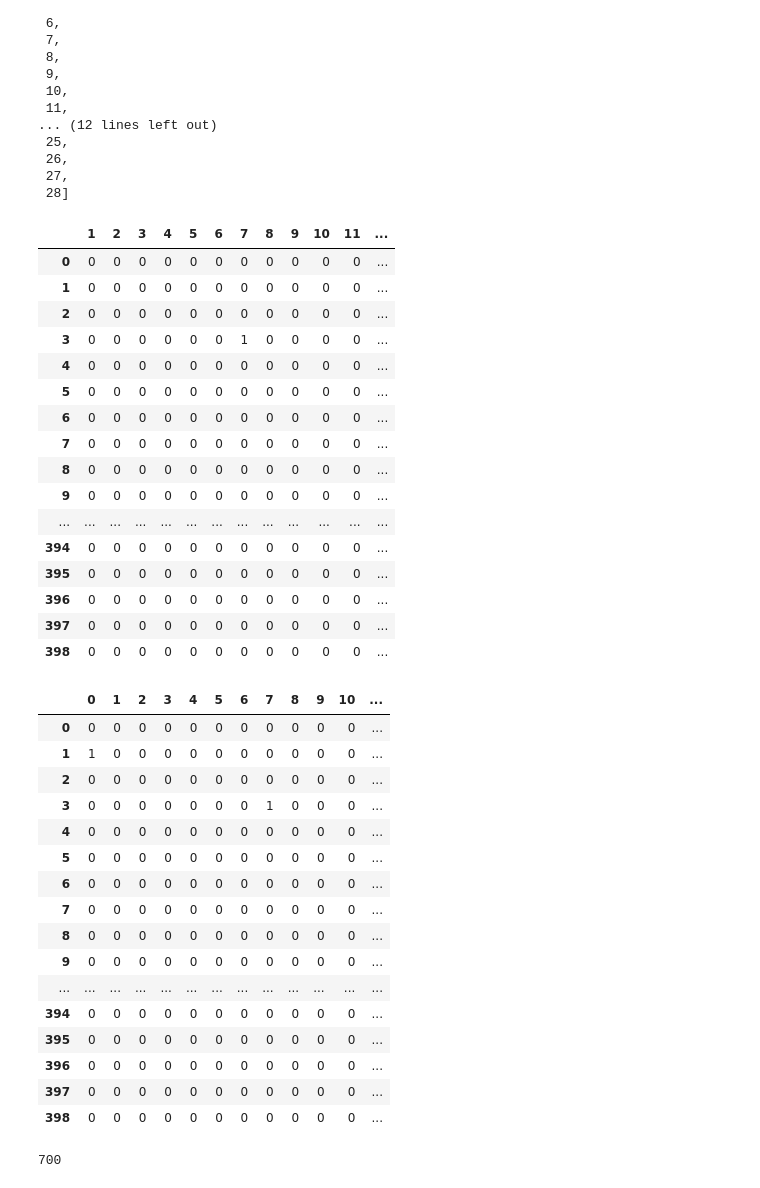
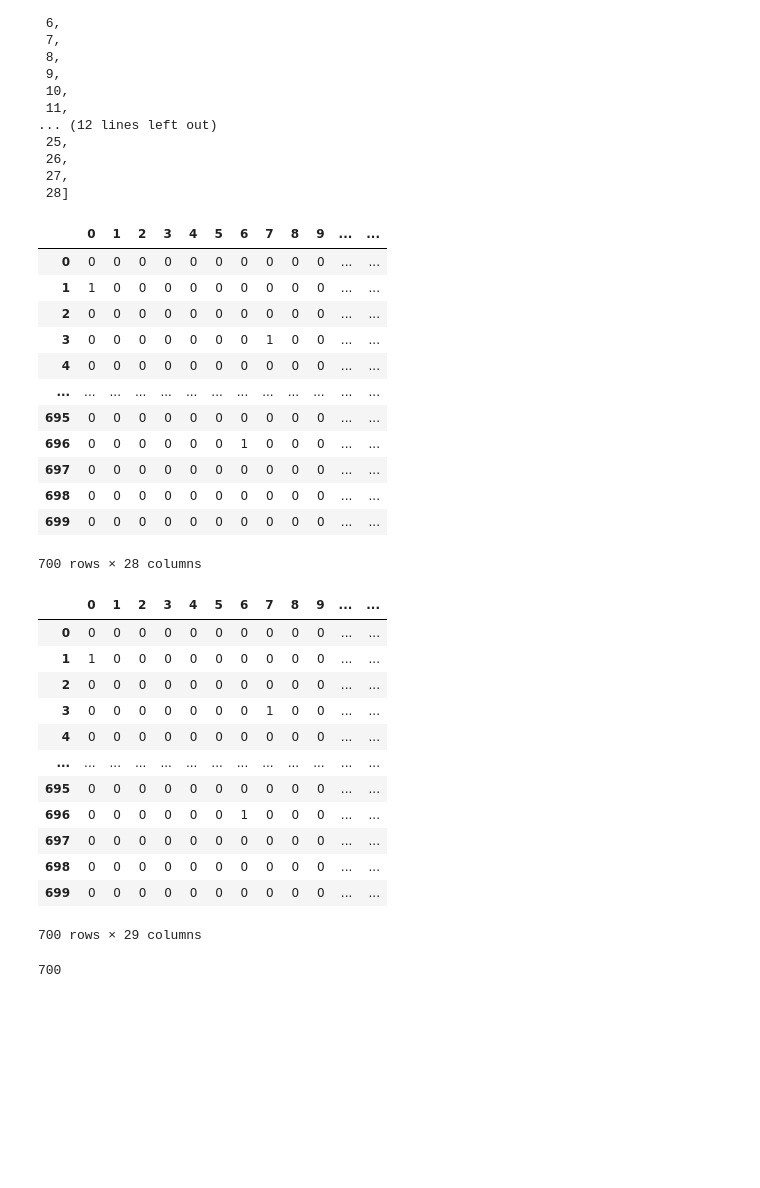
Before and after one commit to mjoshua97241/Data-Science-Training, a Jupyter notebook: Case Study/Absenteeism_Data.ipynb, the cells around one changed output. Cells and saved outputs as stored; diff of their text form; code cells hidden in the pictures; blank space fills up the shorter version.

```diff
--- a/Case Study/Absenteeism_Data.ipynb
+++ b/Case Study/Absenteeism_Data.ipynb
@@ -41,8 +41,8 @@ df
 | 699 | 15 | 28 | 31/05/2018 | 291 | 31 | 40 | ... |
 700 rows × 12 columns
 # %%
-pd.options.display.max_columns = None
-pd.options.display.max_rows = None
+#pd.options.display.max_columns = None
+#pd.options.display.max_rows = None
 # %%
 display(df)
 # %% [output]
@@ -151,47 +143,39 @@ sorted(df['Reason for Absence'].unique())
  28]
 # %%
 df['Reason for Absence'] = df['Reason for Absence'].astype('category')
-reason_columns = pd.get_dummies(df['Reason for Absence'], dtype=int, drop_first=True)
+reason_columns = pd.get_dummies(df['Reason for Absence'], dtype=int)
 reason_columns
 # %% [output]
-|  | 1 | 2 | 3 | 4 | 5 | 6 | 7 | 8 | 9 | 10 | 11 | ... |
-| 0 | 0 | 0 | 0 | 0 | 0 | 0 | 0 | 0 | 0 | 0 | 0 | ... |
-| 1 | 0 | 0 | 0 | 0 | 0 | 0 | 0 | 0 | 0 | 0 | 0 | ... |
-| 2 | 0 | 0 | 0 | 0 | 0 | 0 | 0 | 0 | 0 | 0 | 0 | ... |
-| 3 | 0 | 0 | 0 | 0 | 0 | 0 | 1 | 0 | 0 | 0 | 0 | ... |
-| 4 | 0 | 0 | 0 | 0 | 0 | 0 | 0 | 0 | 0 | 0 | 0 | ... |
-| 5 | 0 | 0 | 0 | 0 | 0 | 0 | 0 | 0 | 0 | 0 | 0 | ... |
-| 6 | 0 | 0 | 0 | 0 | 0 | 0 | 0 | 0 | 0 | 0 | 0 | ... |
-| 7 | 0 | 0 | 0 | 0 | 0 | 0 | 0 | 0 | 0 | 0 | 0 | ... |
-| 8 | 0 | 0 | 0 | 0 | 0 | 0 | 0 | 0 | 0 | 0 | 0 | ... |
-| 9 | 0 | 0 | 0 | 0 | 0 | 0 | 0 | 0 | 0 | 0 | 0 | ... |
+|  | 0 | 1 | 2 | 3 | 4 | 5 | 6 | 7 | 8 | 9 | ... | ... |
+| 0 | 0 | 0 | 0 | 0 | 0 | 0 | 0 | 0 | 0 | 0 | ... | ... |
+| 1 | 1 | 0 | 0 | 0 | 0 | 0 | 0 | 0 | 0 | 0 | ... | ... |
+| 2 | 0 | 0 | 0 | 0 | 0 | 0 | 0 | 0 | 0 | 0 | ... | ... |
+| 3 | 0 | 0 | 0 | 0 | 0 | 0 | 0 | 1 | 0 | 0 | ... | ... |
+| 4 | 0 | 0 | 0 | 0 | 0 | 0 | 0 | 0 | 0 | 0 | ... | ... |
 | ... | ... | ... | ... | ... | ... | ... | ... | ... | ... | ... | ... | ... |
-| 394 | 0 | 0 | 0 | 0 | 0 | 0 | 0 | 0 | 0 | 0 | 0 | ... |
-| 395 | 0 | 0 | 0 | 0 | 0 | 0 | 0 | 0 | 0 | 0 | 0 | ... |
-| 396 | 0 | 0 | 0 | 0 | 0 | 0 | 0 | 0 | 0 | 0 | 0 | ... |
-| 397 | 0 | 0 | 0 | 0 | 0 | 0 | 0 | 0 | 0 | 0 | 0 | ... |
-| 398 | 0 | 0 | 0 | 0 | 0 | 0 | 0 | 0 | 0 | 0 | 0 | ... |
+| 695 | 0 | 0 | 0 | 0 | 0 | 0 | 0 | 0 | 0 | 0 | ... | ... |
+| 696 | 0 | 0 | 0 | 0 | 0 | 0 | 1 | 0 | 0 | 0 | ... | ... |
+| 697 | 0 | 0 | 0 | 0 | 0 | 0 | 0 | 0 | 0 | 0 | ... | ... |
+| 698 | 0 | 0 | 0 | 0 | 0 | 0 | 0 | 0 | 0 | 0 | ... | ... |
+| 699 | 0 | 0 | 0 | 0 | 0 | 0 | 0 | 0 | 0 | 0 | ... | ... |
+700 rows × 28 columns
 # %%
 reason_columns['check'] = reason_columns.sum(axis = 1)
 reason_columns
 # %% [output]
-|  | 0 | 1 | 2 | 3 | 4 | 5 | 6 | 7 | 8 | 9 | 10 | ... |
-| 0 | 0 | 0 | 0 | 0 | 0 | 0 | 0 | 0 | 0 | 0 | 0 | ... |
-| 1 | 1 | 0 | 0 | 0 | 0 | 0 | 0 | 0 | 0 | 0 | 0 | ... |
-| 2 | 0 | 0 | 0 | 0 | 0 | 0 | 0 | 0 | 0 | 0 | 0 | ... |
-| 3 | 0 | 0 | 0 | 0 | 0 | 0 | 0 | 1 | 0 | 0 | 0 | ... |
-| 4 | 0 | 0 | 0 | 0 | 0 | 0 | 0 | 0 | 0 | 0 | 0 | ... |
-| 5 | 0 | 0 | 0 | 0 | 0 | 0 | 0 | 0 | 0 | 0 | 0 | ... |
-| 6 | 0 | 0 | 0 | 0 | 0 | 0 | 0 | 0 | 0 | 0 | 0 | ... |
-| 7 | 0 | 0 | 0 | 0 | 0 | 0 | 0 | 0 | 0 | 0 | 0 | ... |
-| 8 | 0 | 0 | 0 | 0 | 0 | 0 | 0 | 0 | 0 | 0 | 0 | ... |
-| 9 | 0 | 0 | 0 | 0 | 0 | 0 | 0 | 0 | 0 | 0 | 0 | ... |
+|  | 0 | 1 | 2 | 3 | 4 | 5 | 6 | 7 | 8 | 9 | ... | ... |
+| 0 | 0 | 0 | 0 | 0 | 0 | 0 | 0 | 0 | 0 | 0 | ... | ... |
+| 1 | 1 | 0 | 0 | 0 | 0 | 0 | 0 | 0 | 0 | 0 | ... | ... |
+| 2 | 0 | 0 | 0 | 0 | 0 | 0 | 0 | 0 | 0 | 0 | ... | ... |
+| 3 | 0 | 0 | 0 | 0 | 0 | 0 | 0 | 1 | 0 | 0 | ... | ... |
+| 4 | 0 | 0 | 0 | 0 | 0 | 0 | 0 | 0 | 0 | 0 | ... | ... |
 | ... | ... | ... | ... | ... | ... | ... | ... | ... | ... | ... | ... | ... |
-| 394 | 0 | 0 | 0 | 0 | 0 | 0 | 0 | 0 | 0 | 0 | 0 | ... |
-| 395 | 0 | 0 | 0 | 0 | 0 | 0 | 0 | 0 | 0 | 0 | 0 | ... |
-| 396 | 0 | 0 | 0 | 0 | 0 | 0 | 0 | 0 | 0 | 0 | 0 | ... |
-| 397 | 0 | 0 | 0 | 0 | 0 | 0 | 0 | 0 | 0 | 0 | 0 | ... |
-| 398 | 0 | 0 | 0 | 0 | 0 | 0 | 0 | 0 | 0 | 0 | 0 | ... |
+| 695 | 0 | 0 | 0 | 0 | 0 | 0 | 0 | 0 | 0 | 0 | ... | ... |
+| 696 | 0 | 0 | 0 | 0 | 0 | 0 | 1 | 0 | 0 | 0 | ... | ... |
+| 697 | 0 | 0 | 0 | 0 | 0 | 0 | 0 | 0 | 0 | 0 | ... | ... |
+| 698 | 0 | 0 | 0 | 0 | 0 | 0 | 0 | 0 | 0 | 0 | ... | ... |
+| 699 | 0 | 0 | 0 | 0 | 0 | 0 | 0 | 0 | 0 | 0 | ... | ... |
+700 rows × 29 columns
 # %%
 reason_columns['check'].sum(axis=0)
 # %% [output]
```
Also changed, not shown: parts of 25 cells of this notebook, 1 other file.
